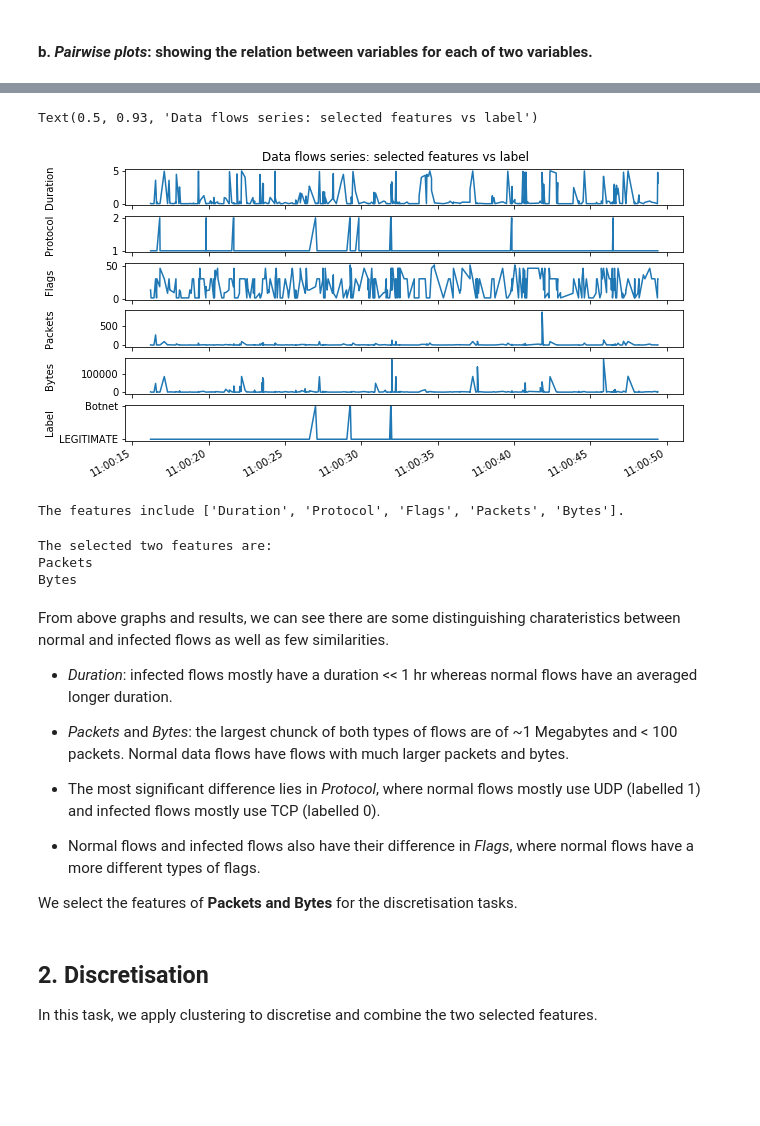
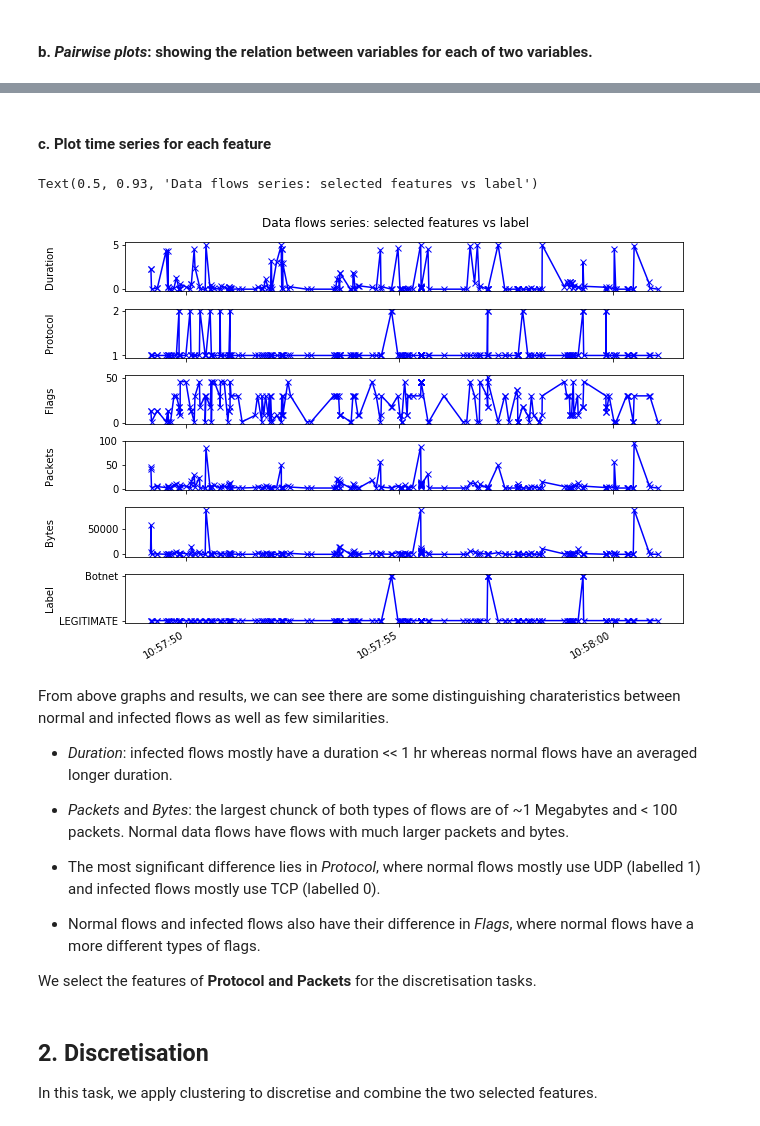
Before and after one commit to chengh42/Cyber-Data-Analytics, a Jupyter notebook: data stream/Task3_Discretization.ipynb, the cells around one changed output, grey strips where cells are left out. Drawn from its saved outputs; the diff is of its cells as text; code cells hidden in the pictures; blank space fills up the shorter version.

```diff
--- a/data stream/Task3_Discretization.ipynb
+++ b/data stream/Task3_Discretization.ipynb
@@ -126,4 +131,4 @@ As we can see above, the frequencies of infected hosts are all around the scale
 ### *Visualisation of features*
 # %%
 # assign selected infected host
-INFECTED_HOST = '147.32.84.207'
+INFECTED_HOST = '147.32.84.205'
@@ -149,11 +157,0 @@ See the caveats in the documentation: http://pandas.pydata.org/pandas-docs/stabl
-# %%
-df_vis_normal = df.loc[df.Label != 'Botnet']
-
-# label encoding for categorical variables
-for var in categorical_var:
-    labelled_var = LabelEncoder().fit_transform(df_vis_normal[var])
-    df_vis_normal.loc[:, var] = labelled_var
-
-# drop the variables that are not of interest for visualisation (e.g. Time, Scr/DstAddr)
-# or have one unique value (Tos=0, Flows=1)
-df_vis_normal.drop(columns=['ScrAddr', 'DstAddr', 'Tos', 'Flows', 'Label'], inplace=True)
@@ -166,15 +162,14 @@ plt.subplots_adjust(wspace=0.5)
 
 for i, variable in enumerate(df_vis_normal):
     # plot for normal flows
-    sns.boxplot(df_vis_normal[variable], orient='v', ax=axes[0, i])
-    axes[0, i].set_title(variable)
+    sns.violinplot(df_vis_normal[variable], orient='v', ax=axes[0, i], color='C0')
     axes[0, i].set_ylabel(None)
 
     # plot for infected flows
-    sns.boxplot(df_vis_infected[variable], orient='v', ax=axes[1, i], color='C1')
-    axes[1, i].set_title(variable)
+    sns.violinplot(df_vis_infected[variable], orient='v', ax=axes[1, i], color='C1')
+    axes[1, i].set_title(variable, y=1.05)
     axes[1, i].set_ylabel(None)
     axes[1, i].set_ylim(axes[0, i].get_ylim())
 
-fig.suptitle('Data of normal (blue) vs infected (yellow) flows')
+fig.suptitle('Distribution of normal (blue) vs infected (yellow) data flows\n*infected = associated with infected host {}'.format(INFECTED_HOST), y=0.95)
 # %% [output]
@@ -183,16 +178,5 @@ Text(0.5, 0.98, 'Data of normal (blue) vs infected (yellow) flows')
 # %% [markdown]
 #### b. *Pairwise plots*: showing the relation between variables for each of two variables.
-# %%
-df_vis = df.loc[(df.Label != 'Botnet')|(df.ScrAddr == INFECTED_HOST)|(df.DstAddr == INFECTED_HOST)]
-
-# label encoding for categorical variables
-for var in categorical_var:
-    labelled_var = LabelEncoder().fit_transform(df_vis[var])
-    df_vis.loc[:, var] = labelled_var
-
-# drop the variables that are not of interest for visualisation (e.g. Time, Scr/DstAddr)
-# or have one unique value (Tos=0, Flows=1)
-df_vis.drop(columns=['ScrAddr', 'DstAddr', 'Tos', 'Flows'], inplace=True)
 # %%
 # plot pairplot showing relations between variables
 sns.pairplot(df_vis, hue='Label', diag_kind='kde',  height=1.5)
@@ -202,22 +186,17 @@ sns.pairplot(df_vis, hue='Label', diag_kind='kde',  height=1.5)
+# %% [markdown]
+#### c. Plot time series for each feature
 # %%
 # plot time series of selected features vs label
-fig, ax = plt.subplots(len(df_vis.columns), 1, sharex=True, figsize=(10, 5))
+fig, ax = plt.subplots(len(df_vis.columns), 1, sharex=True, figsize=(10, 7))
 
 for i, variable in enumerate(df_vis.columns):
-    ax[i].plot(df_vis[variable][42000:42500]) # zoom-in for better visuals
+    ax[i].plot(df_vis[variable][39500:39700], 'bx-') # zoom-in for better visuals
     ax[i].set_ylabel(variable)
 
 plt.setp(ax[len(df_vis.columns)-1].get_xticklabels(), rotation=30, ha='right')
-plt.subplots_adjust(hspace=0.3)
+plt.subplots_adjust(hspace=0.35)
 fig.align_ylabels()
 fig.suptitle('Data flows series: selected features vs label', y=0.93)
 # %% [output]
 Text(0.5, 0.93, 'Data flows series: selected features vs label')
-[figure, old version]
+[figure, new version]
-# %%
-x = df_vis.drop(columns = ['Label']).values
-y = df_vis['Label'].values
-
-print('The features include {}.'.format(df_vis.drop(columns = ['Label']).columns.to_list()))
-# %% [output]
-The features include ['Duration', 'Protocol', 'Flags', 'Packets', 'Bytes'].
@@ -231,12 +203,3 @@ x_new = SelectKBest(chi2, k=2).fit_transform(x, y)
-# %%
-print('The selected two features are:')
-for feature in x_new[0]: # for the two features in the first data flow
-    i = list(x[0]).index(feature) # get the index of this feature
-    print(df_vis.drop(columns = ['Label']).columns.to_list()[i])
-# %% [output]
-The selected two features are:
-Packets
-Bytes
 # %% [markdown]
 From above graphs and results, we can see there are some distinguishing charateristics between normal and infected flows as well as few similarities.
 
@@ -248,7 +211,7 @@ From above graphs and results, we can see there are some distinguishing charater
 
 - Normal flows and infected flows also have their difference in *Flags*, where normal flows have a more different types of flags.
 
-We select the features of **Packets and Bytes** for the discretisation tasks.
+We select the features of **Protocol and Packets** for the discretisation tasks.
 # %% [markdown]
 ## 2. Discretisation
 
```
Also changed, not shown: parts of 12 cells of this notebook.
